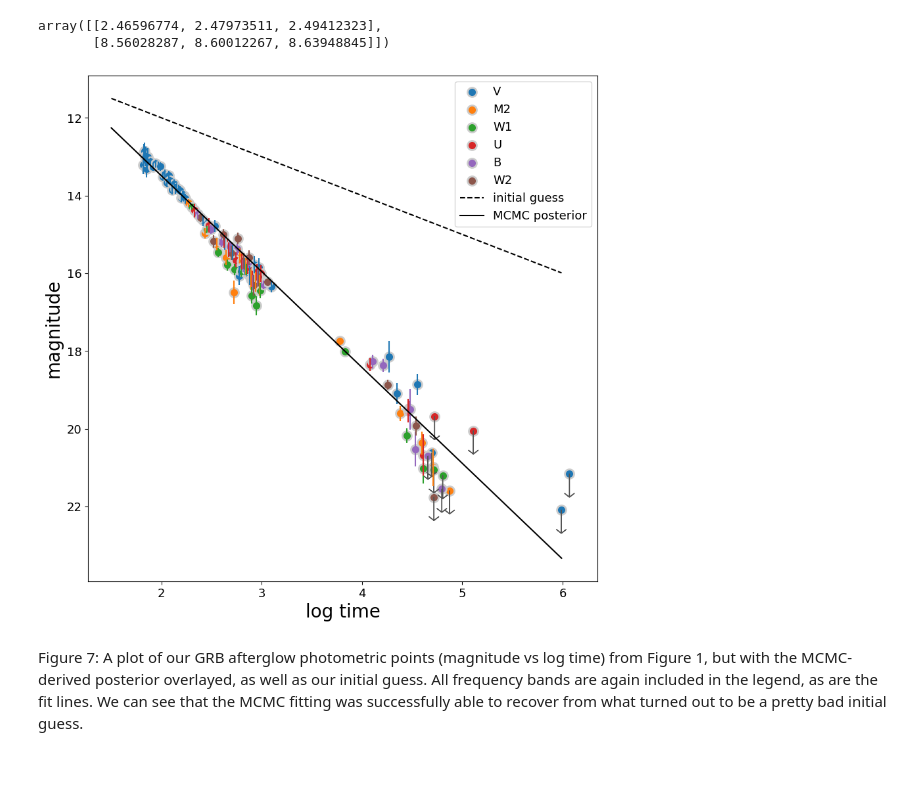
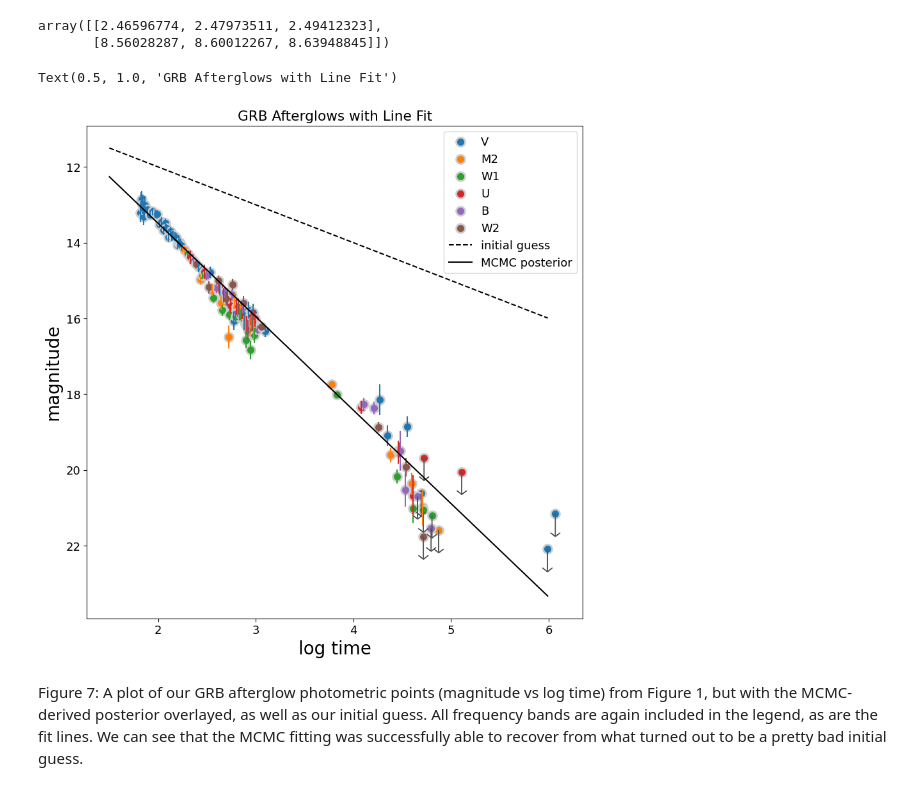
Before and after one commit to jarrodsb/DSPS_JBieber, a Jupyter notebook: HW6/Second_Half_fitlinetogrbafterglow_mcmc_Bieber_dsps25.ipynb, the cells around one changed output. Cells and saved outputs as stored; diff of their text form; code cells hidden in the pictures.

```diff
--- a/HW6/Second_Half_fitlinetogrbafterglow_mcmc_Bieber_dsps25.ipynb
+++ b/HW6/Second_Half_fitlinetogrbafterglow_mcmc_Bieber_dsps25.ipynb
@@ -168,6 +172,7 @@ def plotlogtime(df, models=[]):
   #Always rememebr you axis labels!!
   pl.ylabel("magnitude", fontsize=20)
   pl.xlabel("log time", fontsize=20)
+  pl.title("GRB Magnitudes vs Time")
   return ax
 # %%
 plotlogtime(grbAG)
@@ -628,34 +637,36 @@ labels = ["intercept","slope"]
 ax = plotlogtime(grbAG)
 #plotting models
 #use Kelley colors for maximum readability
 #https://gist.github.com/ollieglass/f6ddd781eeae1d24e391265432297538
 colors = ['C2B280', '848482', '008856', 'E68FAC', '0067A5', 'F99379',
           '604E97', 'F6A600', 'B3446C',
           'DCD300', '882D17', '8DB600', '654522', 'E25822', '2B3D26',
           '222222', 'F3C300', '875692', 'F38400', 'A1CAF1', 'BE0032', ]
 
 ax.plot(np.arange(1.5,6,0.01),
         line(10, 1, (np.arange(1.5,6,0.01))),
         #line(ig[1], ig[0], 10**np.arange(1.5,6,0.01)),
         ls="--", c="k",
         label="initial guess")
 
 ax.plot(np.arange(1.5,6,0.01),
         line(mcmc_line[1][0], mcmc_line[0][0], np.arange(1.5,6,0.01)),
         ls="-", c="k",
         label="MCMC posterior")
 
 pl.legend()
 
 #with the LinearRegression object I can also do
 #pl.plot(grbAG.logtime, lr.predict(np.c_[np.ones((len(grbAG), 1)), grbAG.logtime]), 'k-')
 
 #pl.ylim(24.5,11.7)
 #pl.xlim(1.5, 6.5)
 pl.ylabel("magnitude", fontsize=20)
 pl.xlabel("log time", fontsize=20);
+pl.title("GRB Afterglows with Line Fit")
 # %% [output]
+Text(0.5, 1.0, 'GRB Afterglows with Line Fit')
-[figure, old version]
+[figure, new version]
 # %% [markdown]
 Figure 7: A plot of our GRB afterglow photometric points (magnitude vs log time) from Figure 1, but with the MCMC-derived posterior overlayed, as well as our initial guess. All frequency bands are again included in the legend, as are the fit lines. We can see that the MCMC fitting was successfully able to recover from what turned out to be a pretty bad initial guess.
 # %% [markdown]
```
Also changed, not shown: parts of 14 cells of this notebook.
